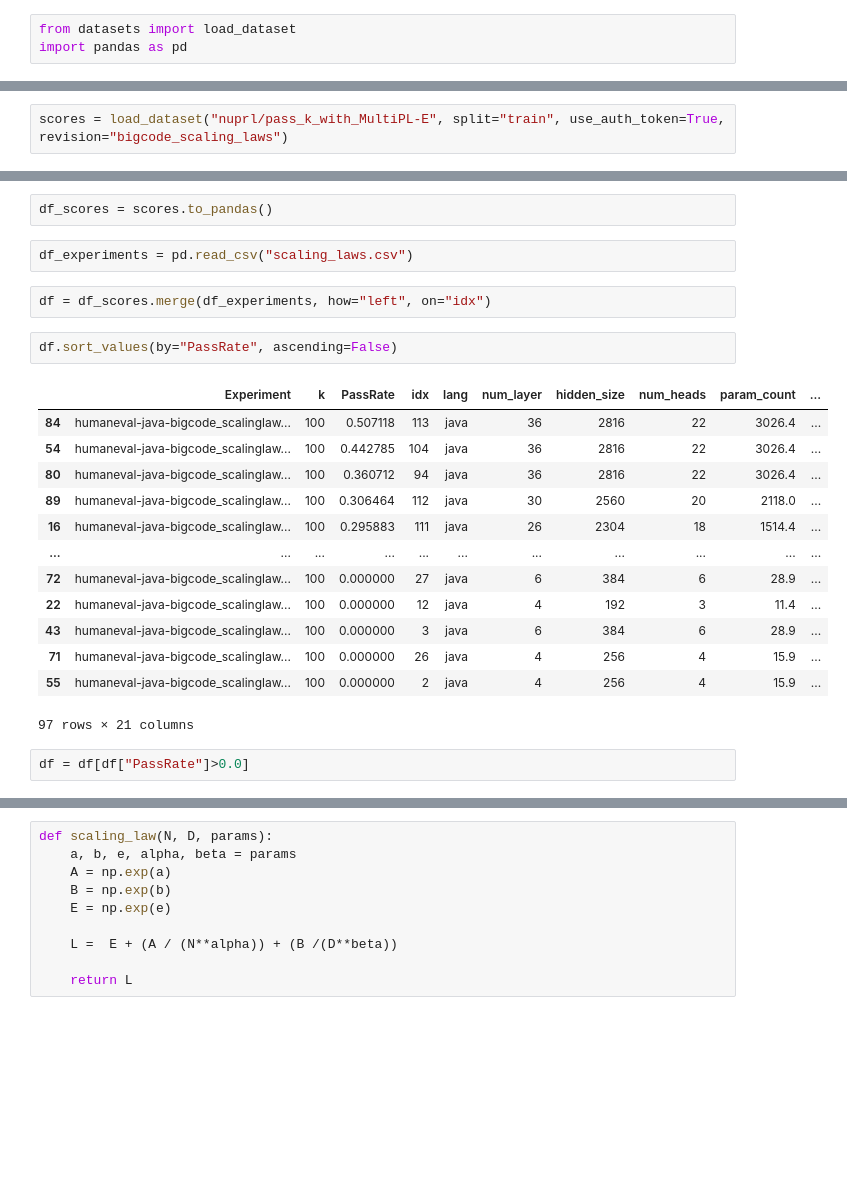
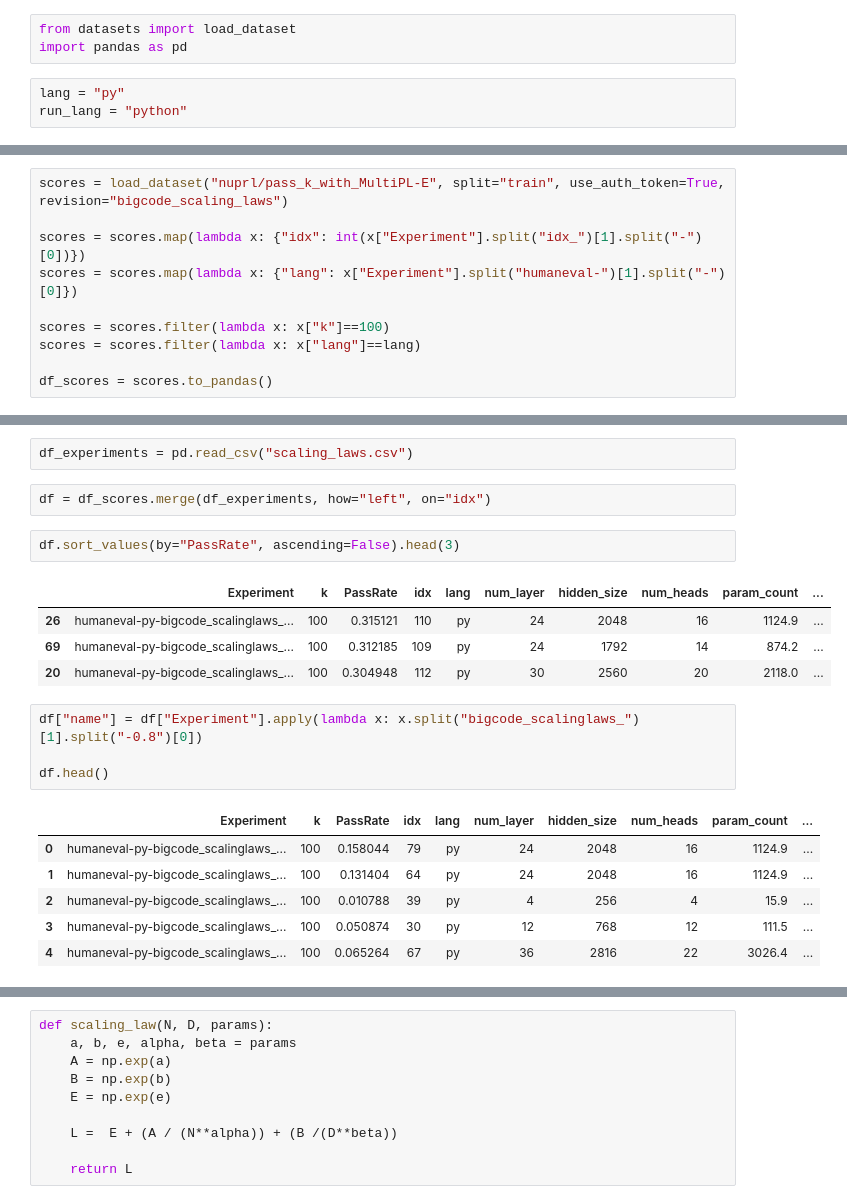
Before and after one commit to bigcode-project/bigcode-analysis, a Jupyter notebook: data_analysis/notebooks/ScalingLaws.ipynb, the cells around one changed output, grey strips where cells are left out. Drawn from its saved outputs; the diff is of its cells as text; blank space fills up the shorter version.

```diff
--- a/data_analysis/notebooks/ScalingLaws.ipynb
+++ b/data_analysis/notebooks/ScalingLaws.ipynb
@@ -1,3 +1,6 @@
 # %%
 from datasets import load_dataset
 import pandas as pd
+# %%
+lang = "py"
+run_lang = "python"
@@ -4,3 +51,11 @@ import pandas as pd
 # %%
 scores = load_dataset("nuprl/pass_k_with_MultiPL-E", split="train", use_auth_token=True, revision="bigcode_scaling_laws")
+
+scores = scores.map(lambda x: {"idx": int(x["Experiment"].split("idx_")[1].split("-")[0])})
+scores = scores.map(lambda x: {"lang": x["Experiment"].split("humaneval-")[1].split("-")[0]})
+
+scores = scores.filter(lambda x: x["k"]==100)
+scores = scores.filter(lambda x: x["lang"]==lang)
+
+df_scores = scores.to_pandas()
 # %% [output]
@@ -25,24 +82,22 @@ scores = scores.filter(lambda x: x["lang"]=="java")
 # %%
-df_scores = scores.to_pandas()
+df_experiments = pd.read_csv("scaling_laws.csv")
-# %%
-df_experiments = pd.read_csv("scaling_laws.csv")
 # %%
 df = df_scores.merge(df_experiments, how="left", on="idx")
 # %%
-df.sort_values(by="PassRate", ascending=False)
+df.sort_values(by="PassRate", ascending=False).head(3)
 # %% [output]
 |  | Experiment | k | PassRate | idx | lang | num_layer | hidden_size | num_heads | param_count | ... |
-| 84 | humaneval-java-bigcode_scalinglaw... | 100 | 0.507118 | 113 | java | 36 | 2816 | 22 | 3026.4 | ... |
-| 54 | humaneval-java-bigcode_scalinglaw... | 100 | 0.442785 | 104 | java | 36 | 2816 | 22 | 3026.4 | ... |
-| 80 | humaneval-java-bigcode_scalinglaw... | 100 | 0.360712 | 94 | java | 36 | 2816 | 22 | 3026.4 | ... |
-| 89 | humaneval-java-bigcode_scalinglaw... | 100 | 0.306464 | 112 | java | 30 | 2560 | 20 | 2118.0 | ... |
-| 16 | humaneval-java-bigcode_scalinglaw... | 100 | 0.295883 | 111 | java | 26 | 2304 | 18 | 1514.4 | ... |
-| ... | ... | ... | ... | ... | ... | ... | ... | ... | ... | ... |
-| 72 | humaneval-java-bigcode_scalinglaw... | 100 | 0.000000 | 27 | java | 6 | 384 | 6 | 28.9 | ... |
-| 22 | humaneval-java-bigcode_scalinglaw... | 100 | 0.000000 | 12 | java | 4 | 192 | 3 | 11.4 | ... |
-| 43 | humaneval-java-bigcode_scalinglaw... | 100 | 0.000000 | 3 | java | 6 | 384 | 6 | 28.9 | ... |
-| 71 | humaneval-java-bigcode_scalinglaw... | 100 | 0.000000 | 26 | java | 4 | 256 | 4 | 15.9 | ... |
-| 55 | humaneval-java-bigcode_scalinglaw... | 100 | 0.000000 | 2 | java | 4 | 256 | 4 | 15.9 | ... |
+| 26 | humaneval-py-bigcode_scalinglaws_... | 100 | 0.315121 | 110 | py | 24 | 2048 | 16 | 1124.9 | ... |
+| 69 | humaneval-py-bigcode_scalinglaws_... | 100 | 0.312185 | 109 | py | 24 | 1792 | 14 | 874.2 | ... |
+| 20 | humaneval-py-bigcode_scalinglaws_... | 100 | 0.304948 | 112 | py | 30 | 2560 | 20 | 2118.0 | ... |
-97 rows × 21 columns
-# %%
-df = df[df["PassRate"]>0.0]
+# %%
+df["name"] = df["Experiment"].apply(lambda x: x.split("bigcode_scalinglaws_")[1].split("-0.8")[0])
+
+df.head()
+# %% [output]
+|  | Experiment | k | PassRate | idx | lang | num_layer | hidden_size | num_heads | param_count | ... |
+| 0 | humaneval-py-bigcode_scalinglaws_... | 100 | 0.158044 | 79 | py | 24 | 2048 | 16 | 1124.9 | ... |
+| 1 | humaneval-py-bigcode_scalinglaws_... | 100 | 0.131404 | 64 | py | 24 | 2048 | 16 | 1124.9 | ... |
+| 2 | humaneval-py-bigcode_scalinglaws_... | 100 | 0.010788 | 39 | py | 4 | 256 | 4 | 15.9 | ... |
+| 3 | humaneval-py-bigcode_scalinglaws_... | 100 | 0.050874 | 30 | py | 12 | 768 | 12 | 111.5 | ... |
+| 4 | humaneval-py-bigcode_scalinglaws_... | 100 | 0.065264 | 67 | py | 36 | 2816 | 22 | 3026.4 | ... |
```
Also changed, not shown: parts of 25 cells of this notebook.
